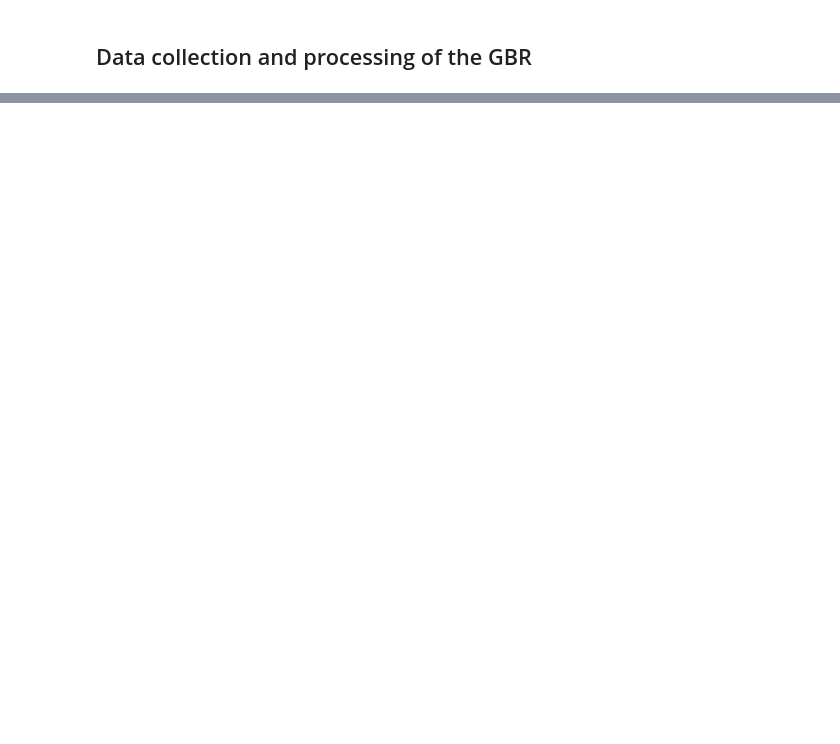
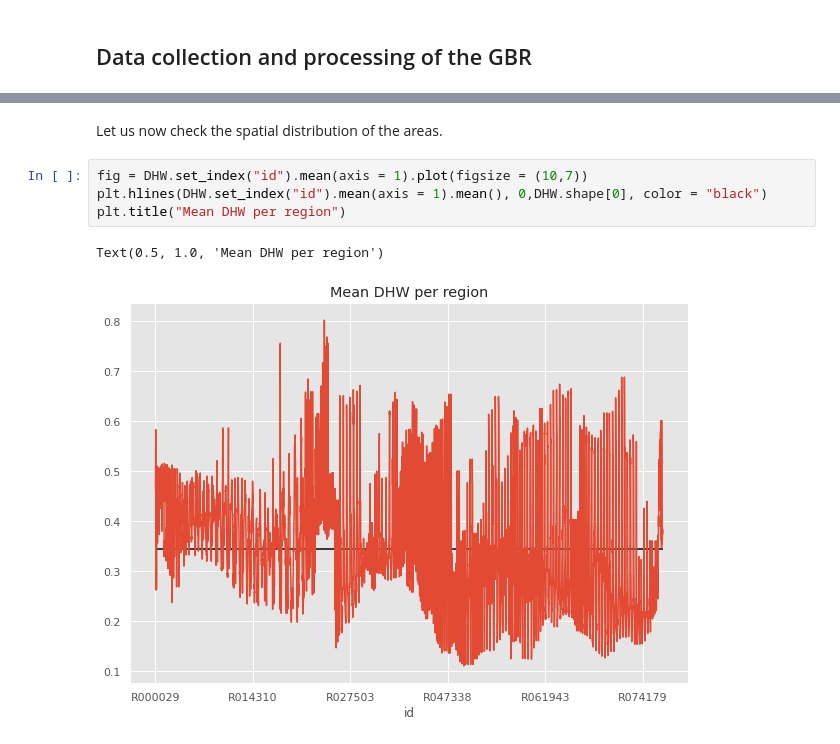
Before and after one commit to LaviSchlyter/Coral-Reef-preservation, a Jupyter notebook: Code/Data_processing.ipynb, the cells around one changed output, grey strips where cells are left out. Saved outputs shown, nothing was run; the diff lists cells and outputs as text; blank space fills up the shorter version.

```diff
--- a/Code/Data_processing.ipynb
+++ b/Code/Data_processing.ipynb
@@ -287,0 +190,9 @@ masked_array(
+# %% [markdown]
+Let us now check the spatial distribution of the areas.
+# %%
+fig = DHW.set_index("id").mean(axis = 1).plot(figsize = (10,7))
+plt.hlines(DHW.set_index("id").mean(axis = 1).mean(), 0,DHW.shape[0], color = "black")
+plt.title("Mean DHW per region")
+# %% [output]
+Text(0.5, 1.0, 'Mean DHW per region')
+[figure, added]
```
Also changed, not shown: parts of 128 cells of this notebook.
